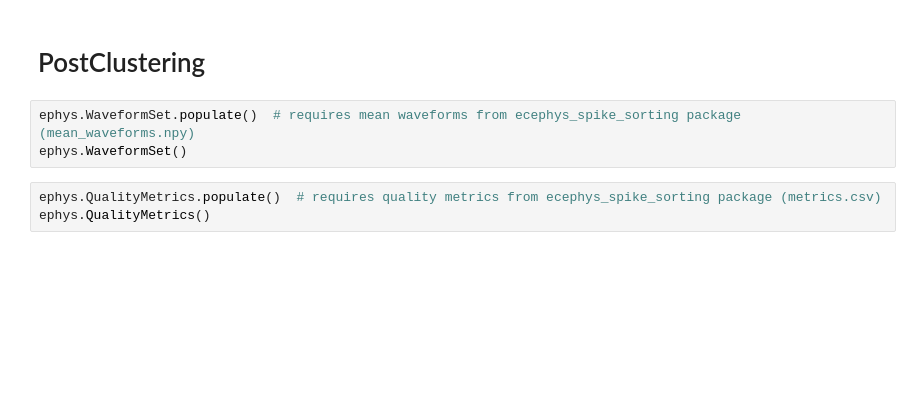
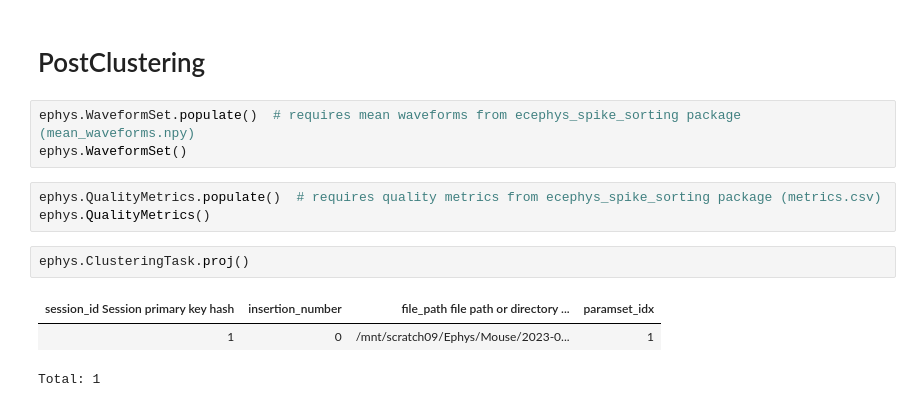
Before and after one commit to atlab/neuropixel-pipeline, a Jupyter notebook: notebooks/populate_test.ipynb, the cells around one changed output. Saved outputs shown, nothing was run; the diff lists cells and outputs as text; blank space fills up the shorter version.

```diff
--- a/notebooks/populate_test.ipynb
+++ b/notebooks/populate_test.ipynb
@@ -341,3 +341,9 @@ ephys.WaveformSet()
 # %%
 ephys.QualityMetrics.populate()  # requires quality metrics from ecephys_spike_sorting package (metrics.csv)
 ephys.QualityMetrics()
+# %%
+ephys.ClusteringTask.proj()
+# %% [output]
+| session_id Session primary key hash | insertion_number | file_path file path or directory ... | paramset_idx |
+| 1 | 0 | /mnt/scratch09/Ephys/Mouse/2023-0... | 1 |
+Total: 1
```
Also changed, not shown: 9 other files.
